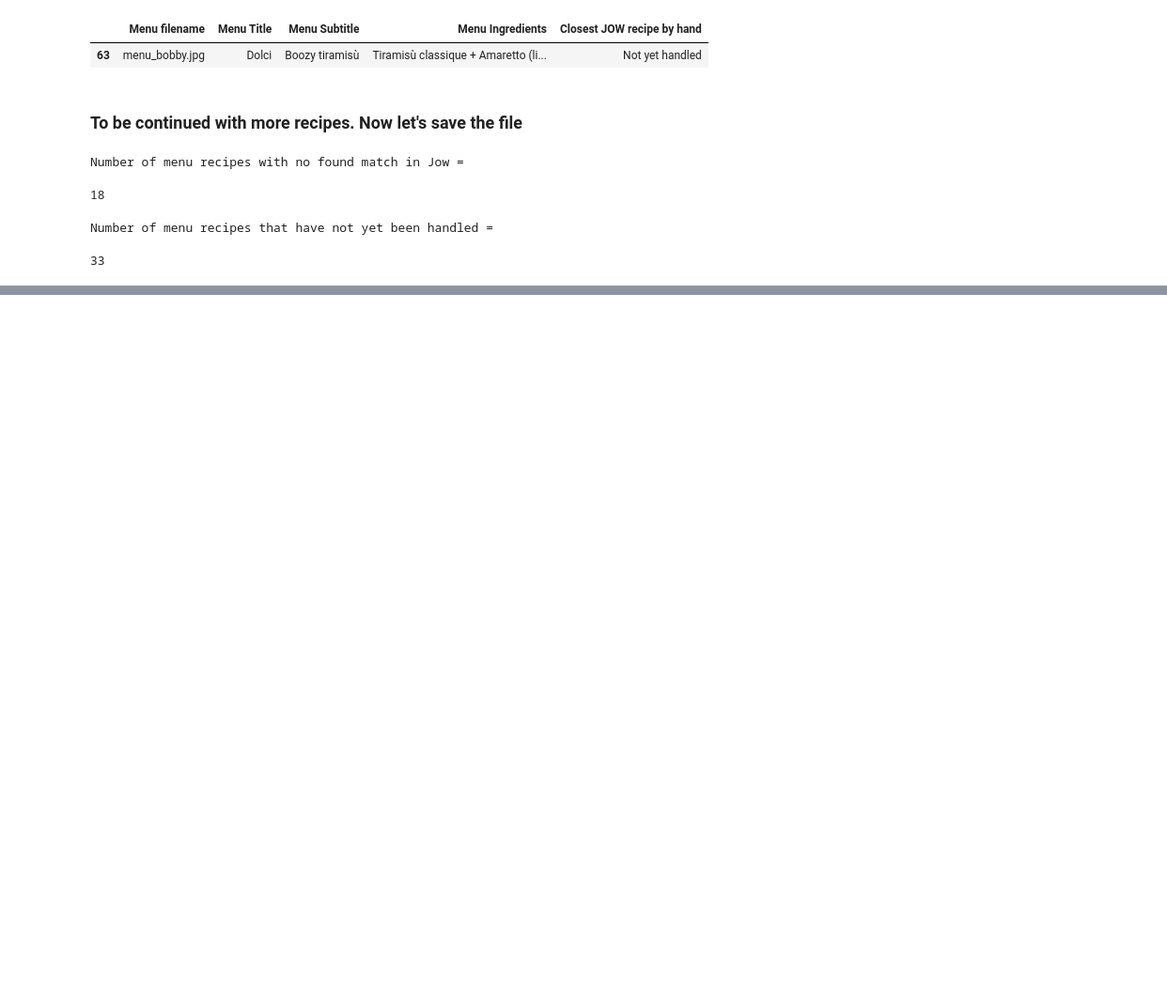
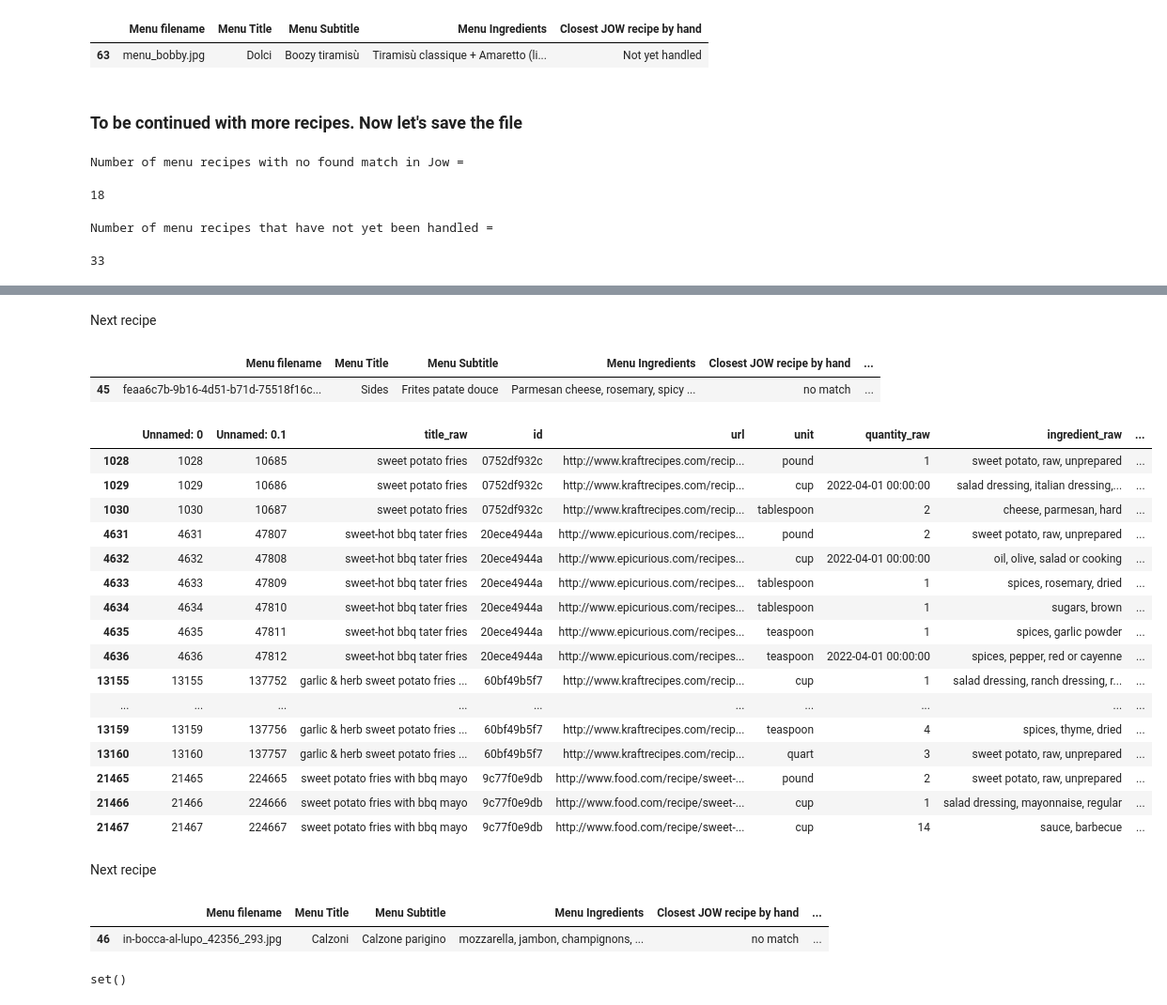
Before and after one commit to eliottcls/carbondiet, a Jupyter notebook: notebooks/[Genevieve]find_closest_recipe_from_menu_by_hand.ipynb, the cells around one changed output, grey strips where cells are left out. Shown at 94% size. Drawn from its saved outputs; the diff is of its cells as text; code cells hidden in the pictures; blank space fills up the shorter version.

```diff
--- a/notebooks/[Genevieve]find_closest_recipe_from_menu_by_hand.ipynb
+++ b/notebooks/[Genevieve]find_closest_recipe_from_menu_by_hand.ipynb
@@ -1290,0 +2138,28 @@ Number of menu recipes with found matches in Jow =
+# %% [markdown]
+Next recipe
+# %%
+menu_data[menu_data.index==45]
+# %% [output]
+|  | Menu filename | Menu Title | Menu Subtitle | Menu Ingredients | Closest JOW recipe by hand | ... |
+| 45 | feaa6c7b-9b16-4d51-b71d-75518f16c... | Sides | Frites patate douce | Parmesan cheese, rosemary, spicy ... | no match | ... |
+# %%
+seven_data[seven_data['title_raw'].isin(['sweet potato fries', 'sweet potato fries with bbq mayo', \
+                                         'sweet-hot bbq tater fries', 'garlic & herb sweet potato fries with rouge-ranch dip'])]
+# %% [output]
+|  | Unnamed: 0 | Unnamed: 0.1 | title_raw | id | url | unit | quantity_raw | ingredient_raw | ... |
+| 1028 | 1028 | 10685 | sweet potato fries | 0752df932c | http://www.kraftrecipes.com/recip... | pound | 1 | sweet potato, raw, unprepared | ... |
+| 1029 | 1029 | 10686 | sweet potato fries | 0752df932c | http://www.kraftrecipes.com/recip... | cup | 2022-04-01 00:00:00 | salad dressing, italian dressing,... | ... |
+| 1030 | 1030 | 10687 | sweet potato fries | 0752df932c | http://www.kraftrecipes.com/recip... | tablespoon | 2 | cheese, parmesan, hard | ... |
+| 4631 | 4631 | 47807 | sweet-hot bbq tater fries | 20ece4944a | http://www.epicurious.com/recipes... | pound | 2 | sweet potato, raw, unprepared | ... |
+| 4632 | 4632 | 47808 | sweet-hot bbq tater fries | 20ece4944a | http://www.epicurious.com/recipes... | cup | 2022-04-01 00:00:00 | oil, olive, salad or cooking | ... |
+| 4633 | 4633 | 47809 | sweet-hot bbq tater fries | 20ece4944a | http://www.epicurious.com/recipes... | tablespoon | 1 | spices, rosemary, dried | ... |
+| 4634 | 4634 | 47810 | sweet-hot bbq tater fries | 20ece4944a | http://www.epicurious.com/recipes... | tablespoon | 1 | sugars, brown | ... |
+| 4635 | 4635 | 47811 | sweet-hot bbq tater fries | 20ece4944a | http://www.epicurious.com/recipes... | teaspoon | 1 | spices, garlic powder | ... |
+| 4636 | 4636 | 47812 | sweet-hot bbq tater fries | 20ece4944a | http://www.epicurious.com/recipes... | teaspoon | 2022-04-01 00:00:00 | spices, pepper, red or cayenne | ... |
+| 13155 | 13155 | 137752 | garlic & herb sweet potato fries ... | 60bf49b5f7 | http://www.kraftrecipes.com/recip... | cup | 1 | salad dressing, ranch dressing, r... | ... |
+| ... | ... | ... | ... | ... | ... | ... | ... | ... | ... |
+| 13159 | 13159 | 137756 | garlic & herb sweet potato fries ... | 60bf49b5f7 | http://www.kraftrecipes.com/recip... | teaspoon | 4 | spices, thyme, dried | ... |
+| 13160 | 13160 | 137757 | garlic & herb sweet potato fries ... | 60bf49b5f7 | http://www.kraftrecipes.com/recip... | quart | 3 | sweet potato, raw, unprepared | ... |
+| 21465 | 21465 | 224665 | sweet potato fries with bbq mayo | 9c77f0e9db | http://www.food.com/recipe/sweet-... | pound | 2 | sweet potato, raw, unprepared | ... |
+| 21466 | 21466 | 224666 | sweet potato fries with bbq mayo | 9c77f0e9db | http://www.food.com/recipe/sweet-... | cup | 1 | salad dressing, mayonnaise, regular | ... |
+| 21467 | 21467 | 224667 | sweet potato fries with bbq mayo | 9c77f0e9db | http://www.food.com/recipe/sweet-... | cup | 14 | sauce, barbecue | ... |
@@ -1290,0 +2168,11 @@ Number of menu recipes with found matches in Jow =
+# %% [markdown]
+Next recipe
+# %%
+menu_data[menu_data.index==46]
+# %% [output]
+|  | Menu filename | Menu Title | Menu Subtitle | Menu Ingredients | Closest JOW recipe by hand | ... |
+| 46 | in-bocca-al-lupo_42356_293.jpg | Calzoni | Calzone parigino | mozzarella, jambon, champignons, ... | no match | ... |
+# %%
+set(seven_data["title_raw"][seven_data["title_raw"].str.contains("calzon")].values.tolist())
+# %% [output]
+set()
```
Also changed, not shown: parts of 269 cells of this notebook.
